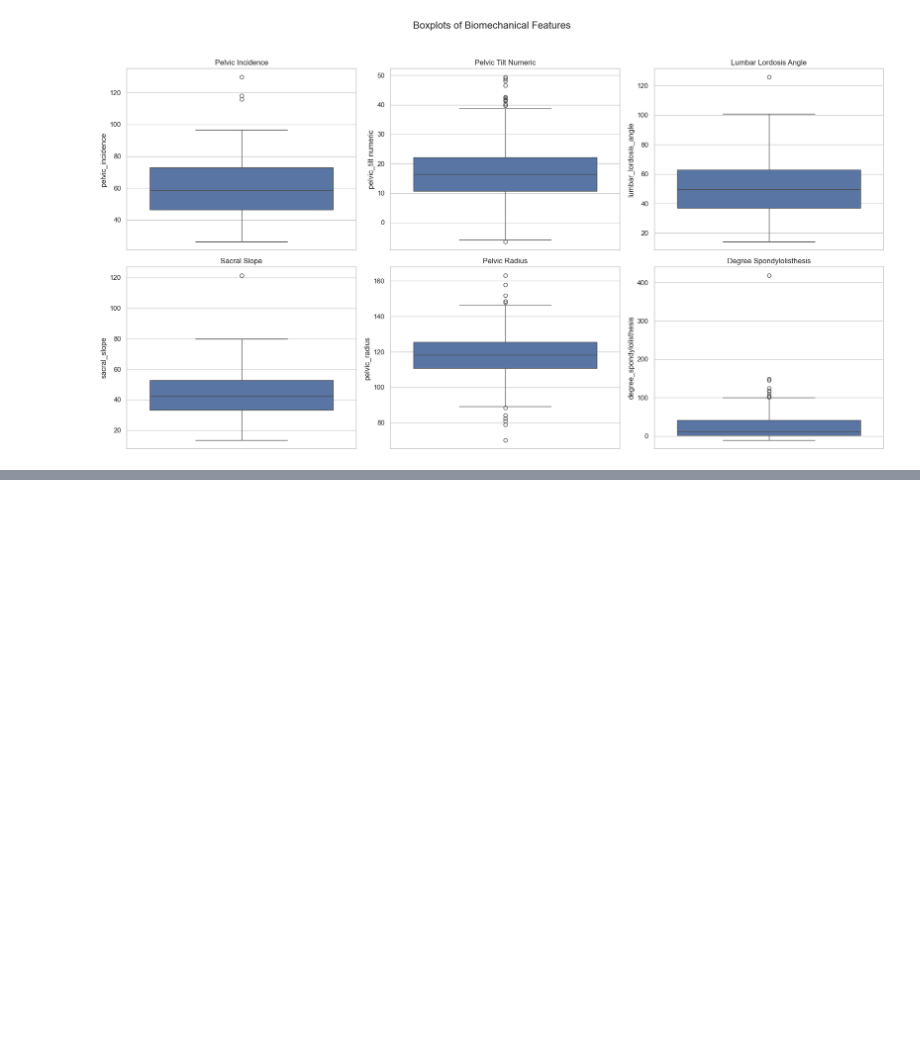
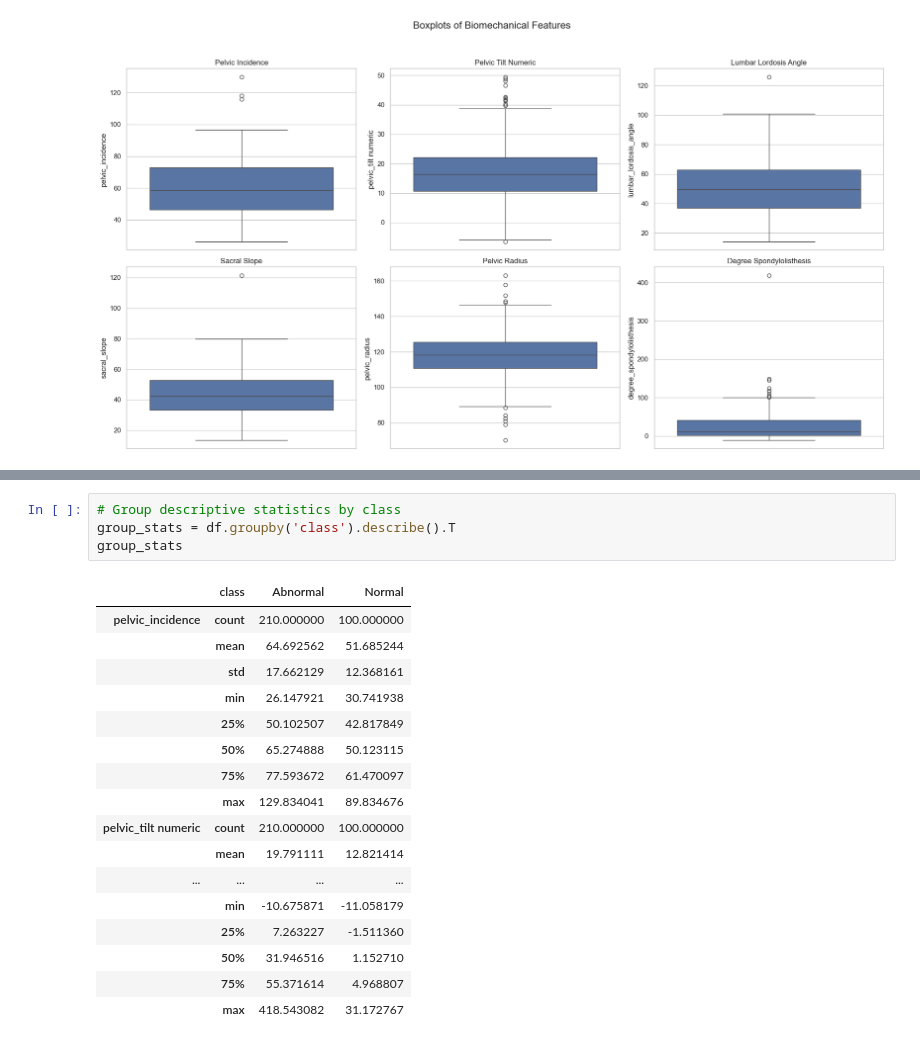
Before and after one commit to jackiecwv/SDS-CP033-spinescope, a Jupyter notebook: submissions/team-members/jackie-vescio/eda_spinescope_jackie.ipynb, the cells around one changed output, grey strips where cells are left out. Drawn from its saved outputs; the diff is of its cells as text; blank space fills up the shorter version.

```diff
--- a/submissions/team-members/jackie-vescio/eda_spinescope_jackie.ipynb
+++ b/submissions/team-members/jackie-vescio/eda_spinescope_jackie.ipynb
@@ -159,0 +312,22 @@ Passing `palette` without assigning `hue` is deprecated and will be removed in v
+# %%
+# Group descriptive statistics by class
+group_stats = df.groupby('class').describe().T
+group_stats
+# %% [output]
+|  | class | Abnormal | Normal |
+| pelvic_incidence | count | 210.000000 | 100.000000 |
+|  | mean | 64.692562 | 51.685244 |
+|  | std | 17.662129 | 12.368161 |
+|  | min | 26.147921 | 30.741938 |
+|  | 25% | 50.102507 | 42.817849 |
+|  | 50% | 65.274888 | 50.123115 |
+|  | 75% | 77.593672 | 61.470097 |
+|  | max | 129.834041 | 89.834676 |
+| pelvic_tilt numeric | count | 210.000000 | 100.000000 |
+|  | mean | 19.791111 | 12.821414 |
+| ... | ... | ... | ... |
+|  | min | -10.675871 | -11.058179 |
+|  | 25% | 7.263227 | -1.511360 |
+|  | 50% | 31.946516 | 1.152710 |
+|  | 75% | 55.371614 | 4.968807 |
+|  | max | 418.543082 | 31.172767 |
```
Also changed, not shown: parts of 25 cells of this notebook, 1 other file.
